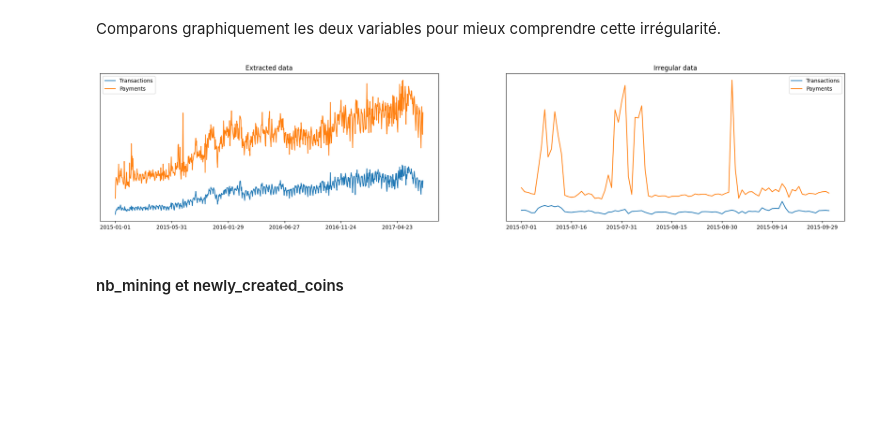
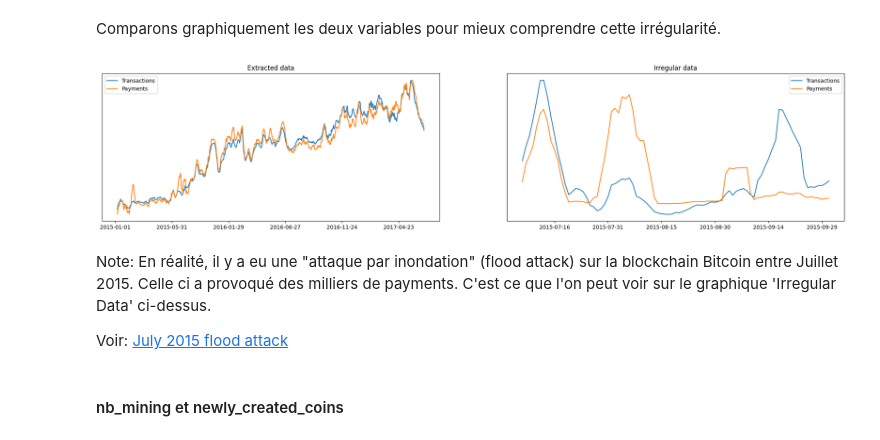
Before and after one commit to sinansoulier/BlockChainPYBD, a Jupyter notebook: analysis.ipynb, the cells around one changed output. Saved outputs shown, nothing was run; the diff lists cells and outputs as text; code cells hidden in the pictures; blank space fills up the shorter version.

Commit message:
analysis: Normalized nb_transactions and nb_payments

```diff
--- a/analysis.ipynb
+++ b/analysis.ipynb
@@ -70,13 +71,19 @@ df.head()
 # %% [markdown]
 ### Prétraitement des données (normalisation, lissage, etc.)
 # %%
-# Save the dataframe indices and columns
-columns = df.columns
-indices = df.index
+def normalize_dataframe(df):
+    """
+    Normalize the dataframe
+    """
+    # Save the dataframe indices and columns
+    columns = df.columns
+    indices = df.index
 
-# Normalize the data
-normalized_df = StandardScaler().fit_transform(df)
-normalized_df = pd.DataFrame(np.array(normalized_df, dtype=np.float64), columns=columns, index=indices)
+    # Normalize the data
+    normalized_df = StandardScaler().fit_transform(df)
+    normalized_df = pd.DataFrame(np.array(normalized_df, dtype=np.float64), columns=columns, index=indices)
 
-# Data smoothing
-normalized_df = pd.DataFrame(normalized_df).rolling(7).mean()
+    # Data smoothing
+    normalized_df = pd.DataFrame(normalized_df).rolling(7).mean()
+
+    return normalized_df
@@ -158,19 +167,23 @@ Comparons graphiquement les deux variables pour mieux comprendre cette irrégula
 # %%
 _, ax = plt.subplots(1, 2, figsize=(25, 5))
 
 def display_comparison_plot(ax, df, title):
     ax.plot(df.index, df['nb_transactions'], label='Transactions')
     ax.plot(df.index, df['nb_payments'], label='Payments')
     ax.set_title(title)
     ax.legend()
     ax.xaxis.set_major_locator(plt.MaxNLocator(8))
     ax.set_yticks([])
 
-display_comparison_plot(ax[0], extracted_sub_df, 'Extracted data')
-display_comparison_plot(ax[1], irregular_sub_df, 'Irregular data')
+display_comparison_plot(ax[0], normalize_dataframe(extracted_sub_df), 'Extracted data')
+display_comparison_plot(ax[1], normalize_dataframe(irregular_sub_df), 'Irregular data')
 plt.show()
 # %% [output]
-[figure, old version]
+[figure, new version]
+# %% [markdown]
+Note: En réalité, il y a eu une "attaque par inondation" (flood attack) sur la blockchain Bitcoin entre Juillet 2015. Celle ci a provoqué des milliers de payments. C'est ce que l'on peut voir sur le graphique 'Irregular Data' ci-dessus.
+
+Voir: [July 2015 flood attack](https://en.bitcoin.it/wiki/July_2015_flood_attack)
 # %% [markdown]
 #### nb_mining et newly_created_coins
 # %%
```
Also changed, not shown: parts of 11 cells of this notebook.
